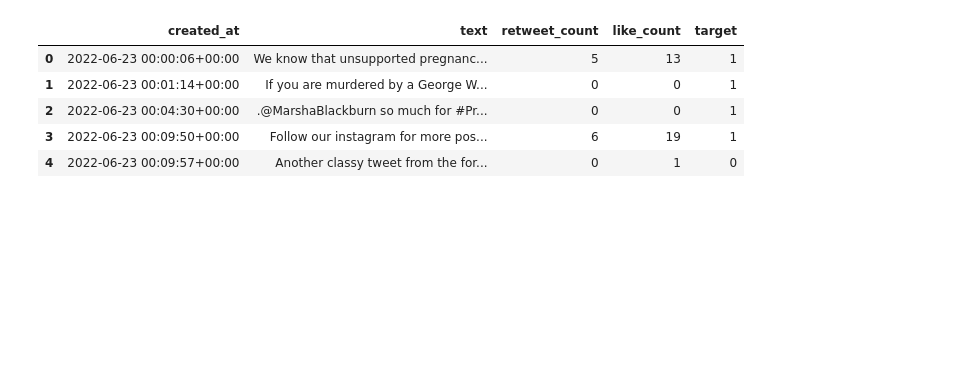
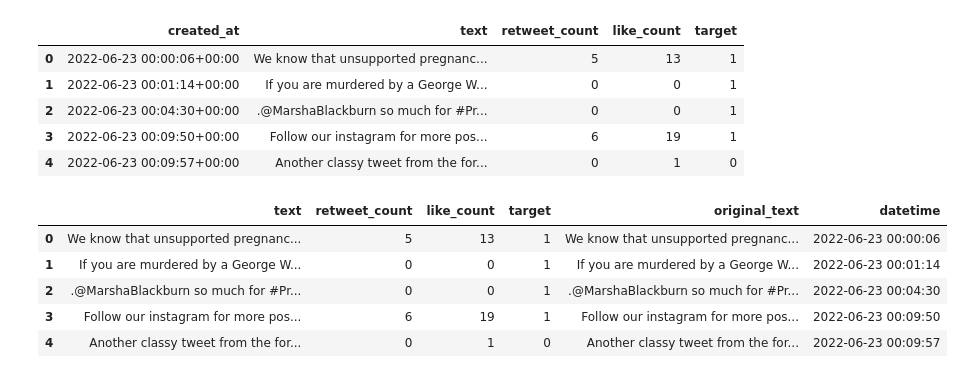
Before and after one commit to XingyuChenTim/5922NeuralNetsProject, a Jupyter notebook: pyEDA.ipynb, the cells around one changed output. Drawn from its saved outputs; the diff is of its cells as text; code cells hidden in the pictures; blank space fills up the shorter version.

```diff
--- a/pyEDA.ipynb
+++ b/pyEDA.ipynb
@@ -79,8 +90,15 @@ df.head()
 # %%
 # Transform 'created_at' column into datetime format
 df['original_text'] = df['text']
 df['datetime'] = df["created_at"]
-df = data.drop('created_at', axis=1)
-df['datetime'] = data['datetime'].astype(str).apply(lambda x: x.split('+')[0])
-df['datetime'] = data.datetime.apply(lambda x: datetime.strptime(x, "%Y-%m-%d %H:%M:%S"))
-df
+df = df.drop('created_at', axis=1)
+df['datetime'] = df['datetime'].astype(str).apply(lambda x: x.split('+')[0])
+df['datetime'] = df.datetime.apply(lambda x: datetime.strptime(x, "%Y-%m-%d %H:%M:%S"))
+df.head()
+# %% [output]
+|  | text | retweet_count | like_count | target | original_text | datetime |
+| 0 | We know that unsupported pregnanc... | 5 | 13 | 1 | We know that unsupported pregnanc... | 2022-06-23 00:00:06 |
+| 1 | If you are murdered by a George W... | 0 | 0 | 1 | If you are murdered by a George W... | 2022-06-23 00:01:14 |
+| 2 | .@MarshaBlackburn so much for #Pr... | 0 | 0 | 1 | .@MarshaBlackburn so much for #Pr... | 2022-06-23 00:04:30 |
+| 3 | Follow our instagram for more pos... | 6 | 19 | 1 | Follow our instagram for more pos... | 2022-06-23 00:09:50 |
+| 4 | Another classy tweet from the for... | 0 | 1 | 0 | Another classy tweet from the for... | 2022-06-23 00:09:57 |
```
Also changed, not shown: parts of 32 cells of this notebook, 2 other files.
